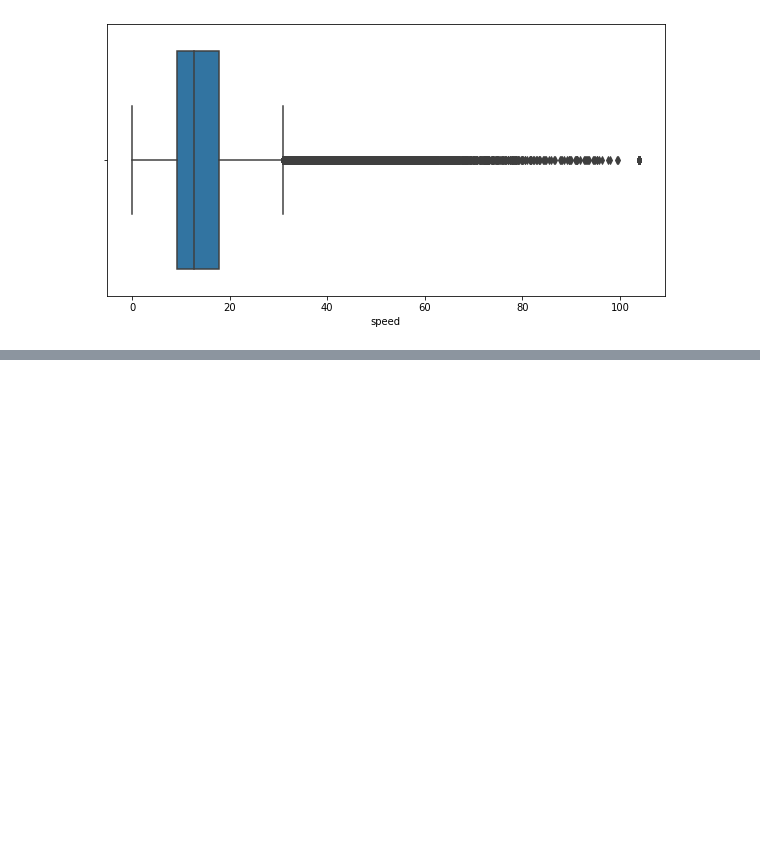
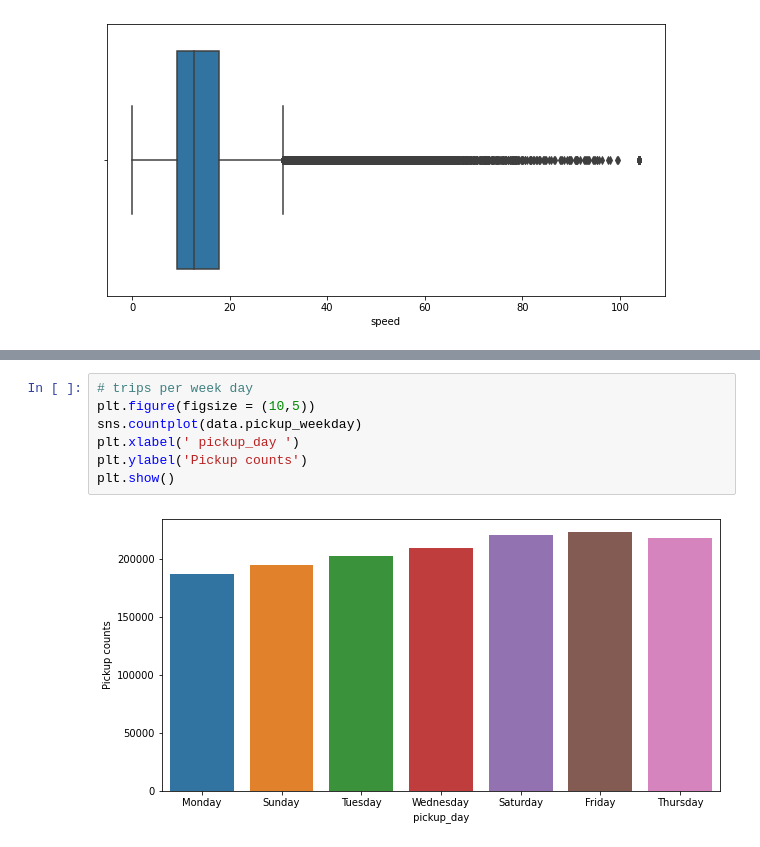
Before and after one commit to AmirKhan6219/NYC-Taxi-Trip-Time-Prediction, a Jupyter notebook: NYC_Taxi_Trip_Time_prediction.ipynb, the cells around one changed output, grey strips where cells are left out. Saved outputs shown, nothing was run; the diff lists cells and outputs as text; blank space fills up the shorter version.

```diff
--- a/NYC_Taxi_Trip_Time_prediction.ipynb
+++ b/NYC_Taxi_Trip_Time_prediction.ipynb
@@ -343,0 +360,9 @@ plt.show()
+# %%
+# trips per week day
+plt.figure(figsize = (10,5))
+sns.countplot(data.pickup_weekday)
+plt.xlabel(' pickup_day ')
+plt.ylabel('Pickup counts')
+plt.show()
+# %% [output]
+[figure, added]
```
Also changed, not shown: parts of 13 cells of this notebook.
